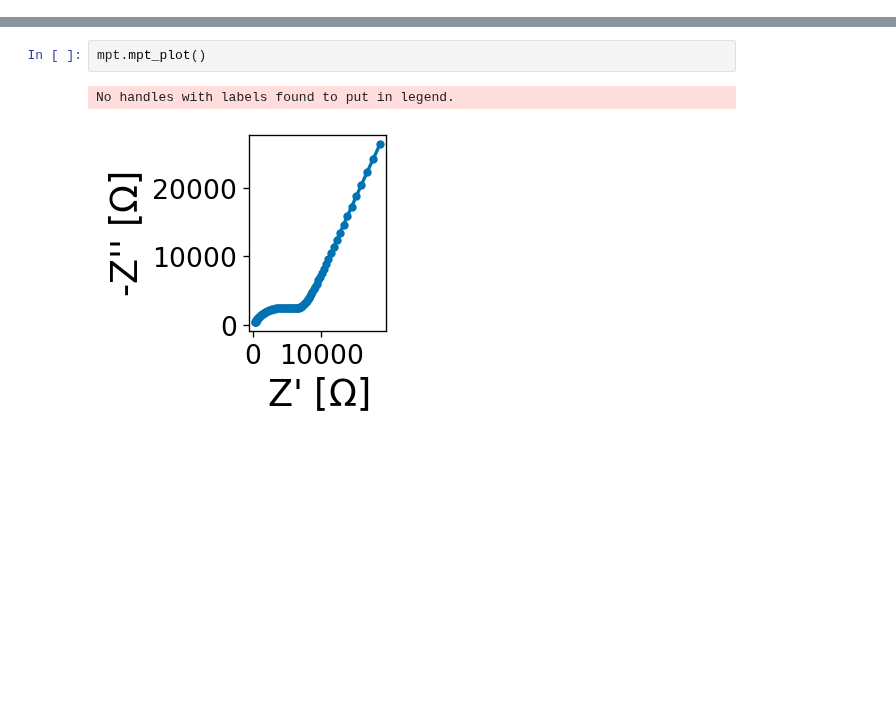
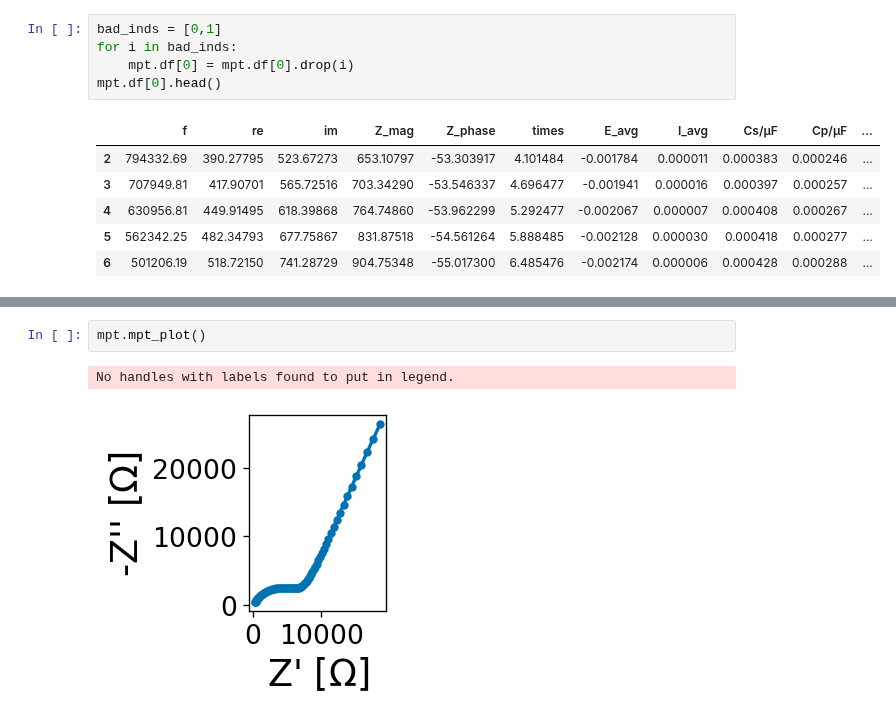
Before and after one commit to WildcatDiscovery/EIS_Manager, a Jupyter notebook: utils/test.ipynb, the cells around one changed output, grey strips where cells are left out. Cells and saved outputs as stored; diff of their text form; blank space fills up the shorter version.

```diff
--- a/utils/test.ipynb
+++ b/utils/test.ipynb
@@ -33,0 +24,12 @@ mpt.df[0]
+# %%
+bad_inds = [0,1]
+for i in bad_inds:
+    mpt.df[0] = mpt.df[0].drop(i)
+mpt.df[0].head()
+# %% [output]
+|  | f | re | im | Z_mag | Z_phase | times | E_avg | I_avg | Cs/µF | Cp/µF | ... |
+| 2 | 794332.69 | 390.27795 | 523.67273 | 653.10797 | -53.303917 | 4.101484 | -0.001784 | 0.000011 | 0.000383 | 0.000246 | ... |
+| 3 | 707949.81 | 417.90701 | 565.72516 | 703.34290 | -53.546337 | 4.696477 | -0.001941 | 0.000016 | 0.000397 | 0.000257 | ... |
+| 4 | 630956.81 | 449.91495 | 618.39868 | 764.74860 | -53.962299 | 5.292477 | -0.002067 | 0.000007 | 0.000408 | 0.000267 | ... |
+| 5 | 562342.25 | 482.34793 | 677.75867 | 831.87518 | -54.561264 | 5.888485 | -0.002128 | 0.000030 | 0.000418 | 0.000277 | ... |
+| 6 | 501206.19 | 518.72150 | 741.28729 | 904.75348 | -55.017300 | 6.485476 | -0.002174 | 0.000006 | 0.000428 | 0.000288 | ... |
```
Also changed, not shown: parts of 3 cells of this notebook, 6 other files.
